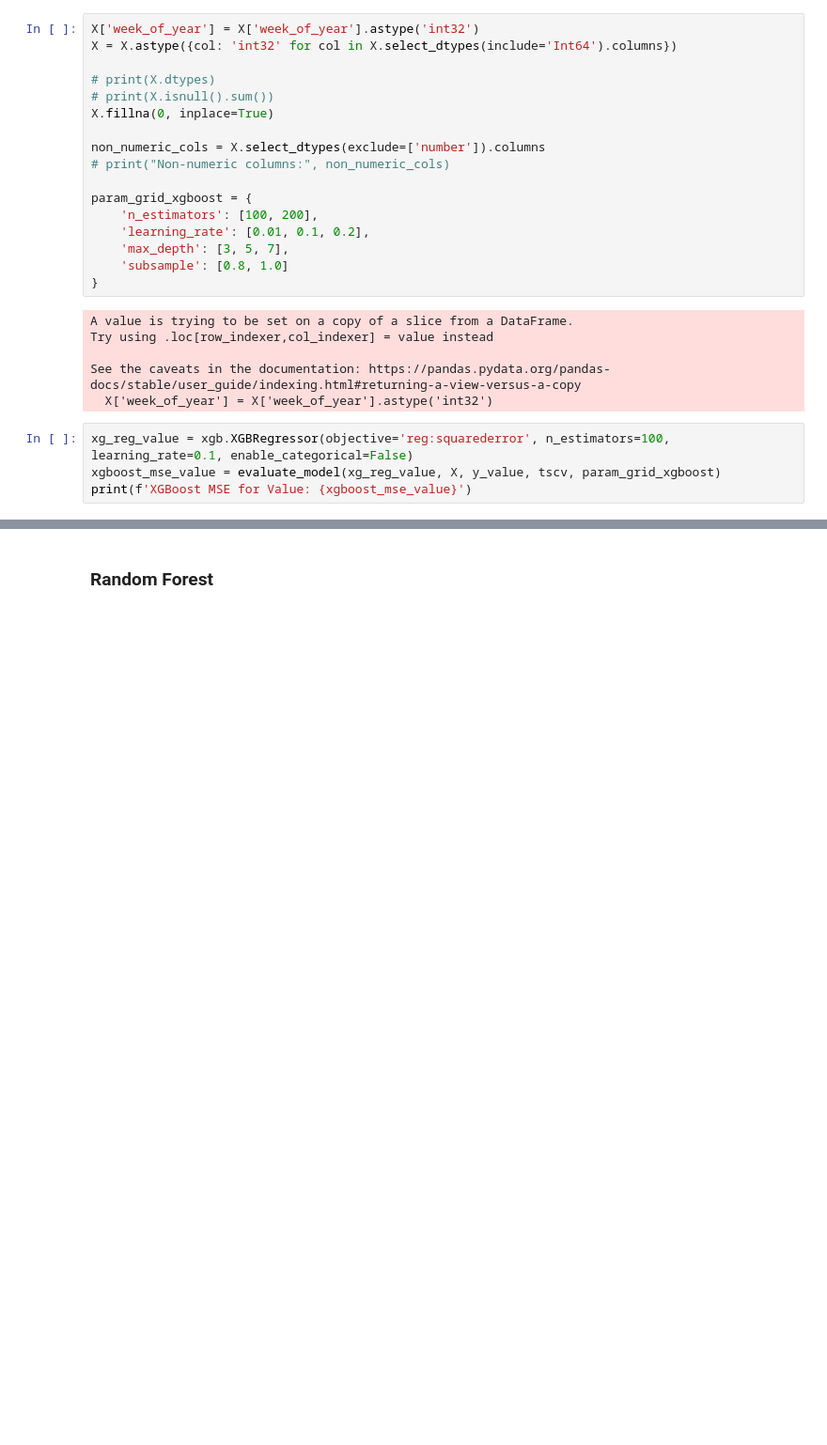
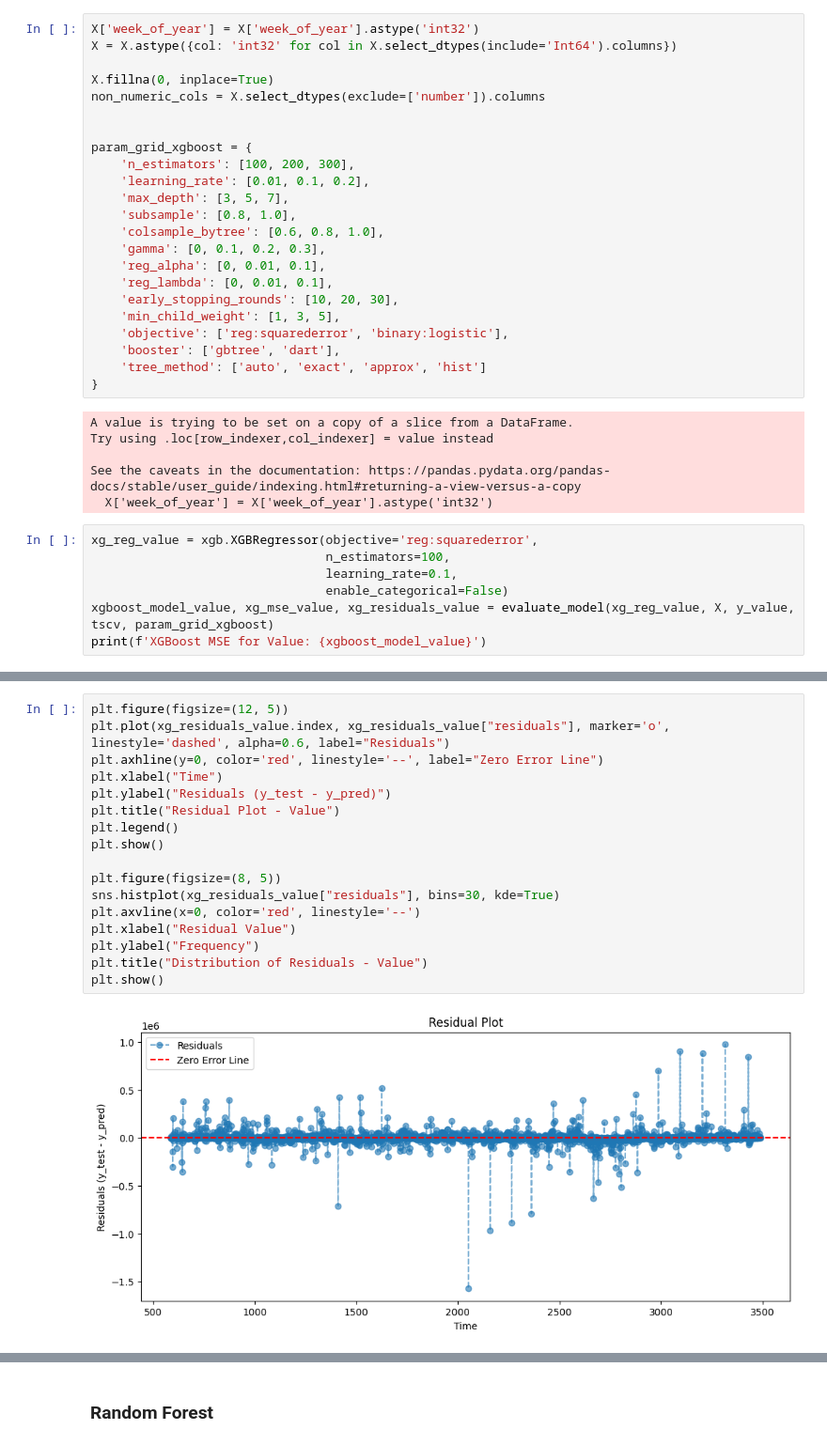
Before and after one commit to apayne185/ui-ux-molecule-forecast, a Jupyter notebook: notebooks/main.ipynb, the cells around one changed output, grey strips where cells are left out. Shown: that part at 94% size. Saved outputs shown, nothing was run; the diff lists cells and outputs as text; blank space fills up the shorter version.

Commit message:
updates to hyperparameters and residual analysis for all models

```diff
--- a/notebooks/main.ipynb
+++ b/notebooks/main.ipynb
@@ -120,18 +161,24 @@ def evaluate_model(model, X, y, tscv, param_grid=None):
 X['week_of_year'] = X['week_of_year'].astype('int32')
 X = X.astype({col: 'int32' for col in X.select_dtypes(include='Int64').columns})
 
-# print(X.dtypes)
-# print(X.isnull().sum())
 X.fillna(0, inplace=True)
+non_numeric_cols = X.select_dtypes(exclude=['number']).columns
 
-non_numeric_cols = X.select_dtypes(exclude=['number']).columns
-# print("Non-numeric columns:", non_numeric_cols)
 
 param_grid_xgboost = {
-    'n_estimators': [100, 200],
+    'n_estimators': [100, 200, 300],
     'learning_rate': [0.01, 0.1, 0.2],
     'max_depth': [3, 5, 7],
-    'subsample': [0.8, 1.0]
+    'subsample': [0.8, 1.0],
+    'colsample_bytree': [0.6, 0.8, 1.0],
+    'gamma': [0, 0.1, 0.2, 0.3],
+    'reg_alpha': [0, 0.01, 0.1],
+    'reg_lambda': [0, 0.01, 0.1],
+    'early_stopping_rounds': [10, 20, 30],
+    'min_child_weight': [1, 3, 5],
+    'objective': ['reg:squarederror', 'binary:logistic'],
+    'booster': ['gbtree', 'dart'],
+    'tree_method': ['auto', 'exact', 'approx', 'hist']
 }
 # %% [output]
 A value is trying to be set on a copy of a slice from a DataFrame.
@@ -140,8 +187,11 @@ Try using .loc[row_indexer,col_indexer] = value instead
 See the caveats in the documentation: https://pandas.pydata.org/pandas-docs/stable/user_guide/indexing.html#returning-a-view-versus-a-copy
   X['week_of_year'] = X['week_of_year'].astype('int32')
 # %%
-xg_reg_value = xgb.XGBRegressor(objective='reg:squarederror', n_estimators=100, learning_rate=0.1, enable_categorical=False)
-xgboost_mse_value = evaluate_model(xg_reg_value, X, y_value, tscv, param_grid_xgboost)
-print(f'XGBoost MSE for Value: {xgboost_mse_value}')
+xg_reg_value = xgb.XGBRegressor(objective='reg:squarederror',
+                                n_estimators=100,
+                                learning_rate=0.1,
+                                enable_categorical=False)
+xgboost_model_value, xg_mse_value, xg_residuals_value = evaluate_model(xg_reg_value, X, y_value, tscv, param_grid_xgboost)
+print(f'XGBoost MSE for Value: {xgboost_model_value}')
 # %% [output]
 Training set size: (586, 247),  Test set size: (581, 247)
@@ -166,0 +198,19 @@ XGBoost MSE for Value: 5523031509.515505      --> since this is so big, lets nor
+# %%
+plt.figure(figsize=(12, 5))
+plt.plot(xg_residuals_value.index, xg_residuals_value["residuals"], marker='o', linestyle='dashed', alpha=0.6, label="Residuals")
+plt.axhline(y=0, color='red', linestyle='--', label="Zero Error Line")
+plt.xlabel("Time")
+plt.ylabel("Residuals (y_test - y_pred)")
+plt.title("Residual Plot - Value")
+plt.legend()
+plt.show()
+
+plt.figure(figsize=(8, 5))
+sns.histplot(xg_residuals_value["residuals"], bins=30, kde=True)
+plt.axvline(x=0, color='red', linestyle='--')
+plt.xlabel("Residual Value")
+plt.ylabel("Frequency")
+plt.title("Distribution of Residuals - Value")
+plt.show()
+# %% [output]
+[figure, added]
```
Also changed, not shown: parts of 28 cells of this notebook, 1 other file.
